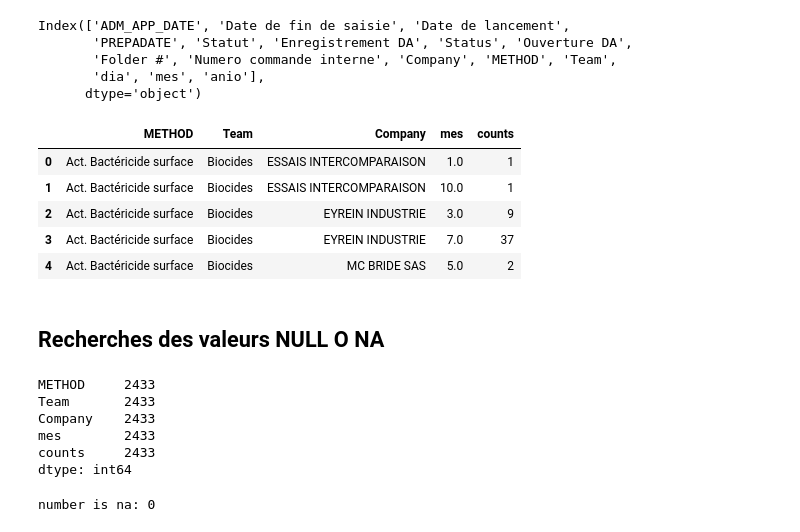
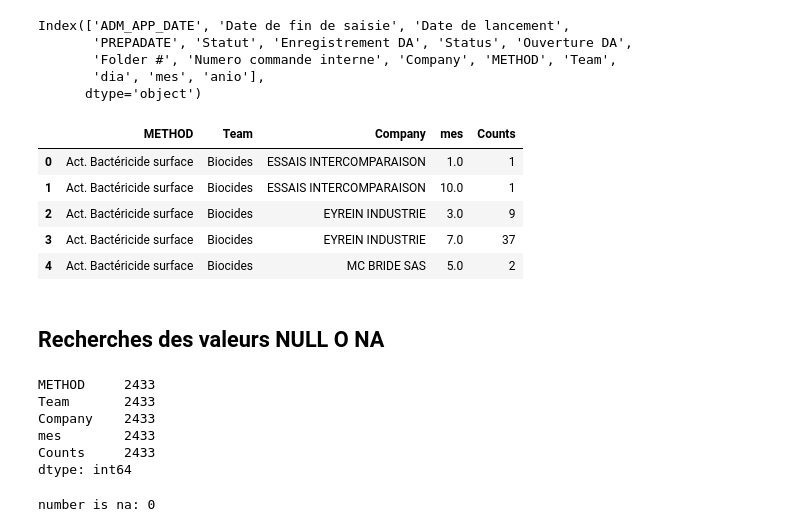
Before and after one commit to CARDONAJOSE/Data-engineer, a Jupyter notebook: analisiskey.ipynb, the cells around one changed output. Drawn from its saved outputs; the diff is of its cells as text; code cells hidden in the pictures.

```diff
--- a/analisiskey.ipynb
+++ b/analisiskey.ipynb
@@ -51,10 +51,10 @@ Index(['ADM_APP_DATE', 'Date de fin de saisie', 'Date de lancement',
        'dia', 'mes', 'anio'],
       dtype='object')
 # %%
-dat = data_lab.groupby(['METHOD', 'Team', 'Company', 'mes']).size().reset_index(name='counts')
+dat = data_lab.groupby(['METHOD', 'Team', 'Company', 'mes']).size().reset_index(name='Counts')
 dat.head()
 # %% [output]
-|  | METHOD | Team | Company | mes | counts |
+|  | METHOD | Team | Company | mes | Counts |
 | 0 | Act. Bactéricide surface | Biocides | ESSAIS INTERCOMPARAISON | 1.0 | 1 |
 | 1 | Act. Bactéricide surface | Biocides | ESSAIS INTERCOMPARAISON | 10.0 | 1 |
 | 2 | Act. Bactéricide surface | Biocides | EYREIN INDUSTRIE | 3.0 | 9 |
@@ -72,7 +72,7 @@ METHOD     2433
 Team       2433
 Company    2433
 mes        2433
-counts     2433
+Counts     2433
 dtype: int64
 # %%
 print('number is na:', dat.isna().values.sum())
```
Also changed, not shown: parts of 20 cells of this notebook.
